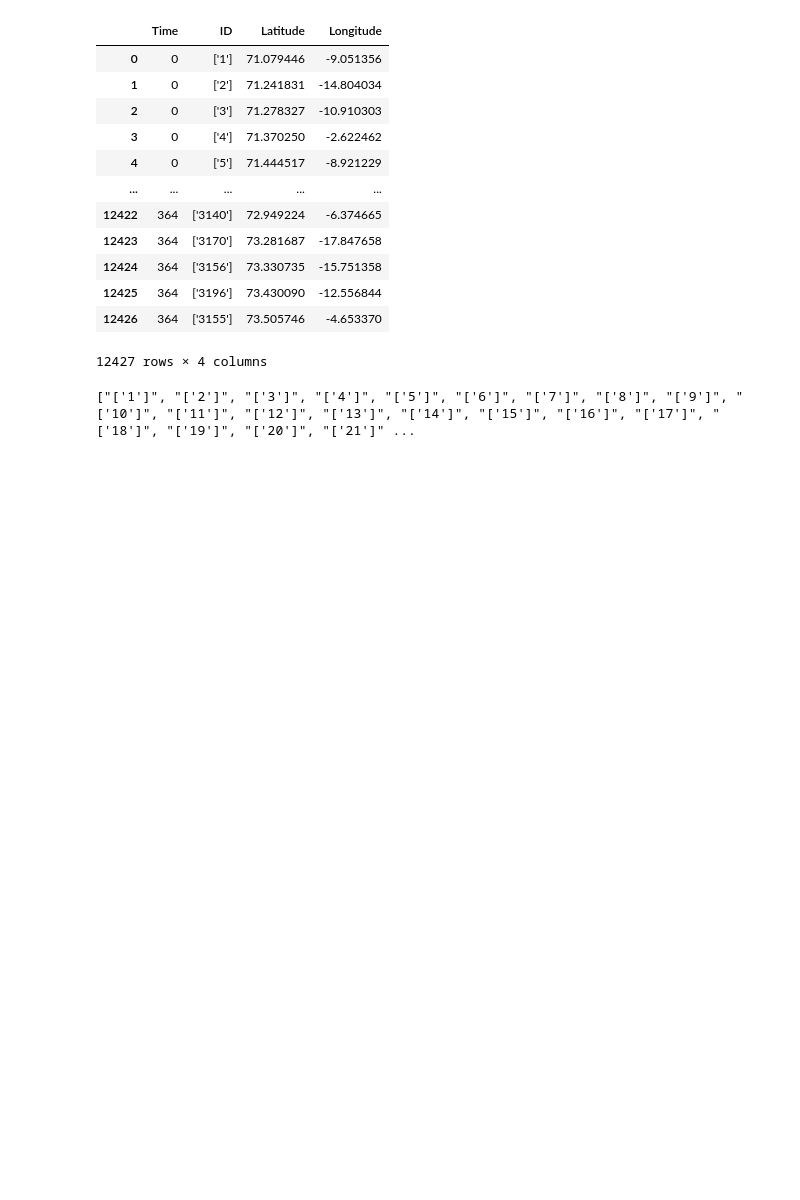
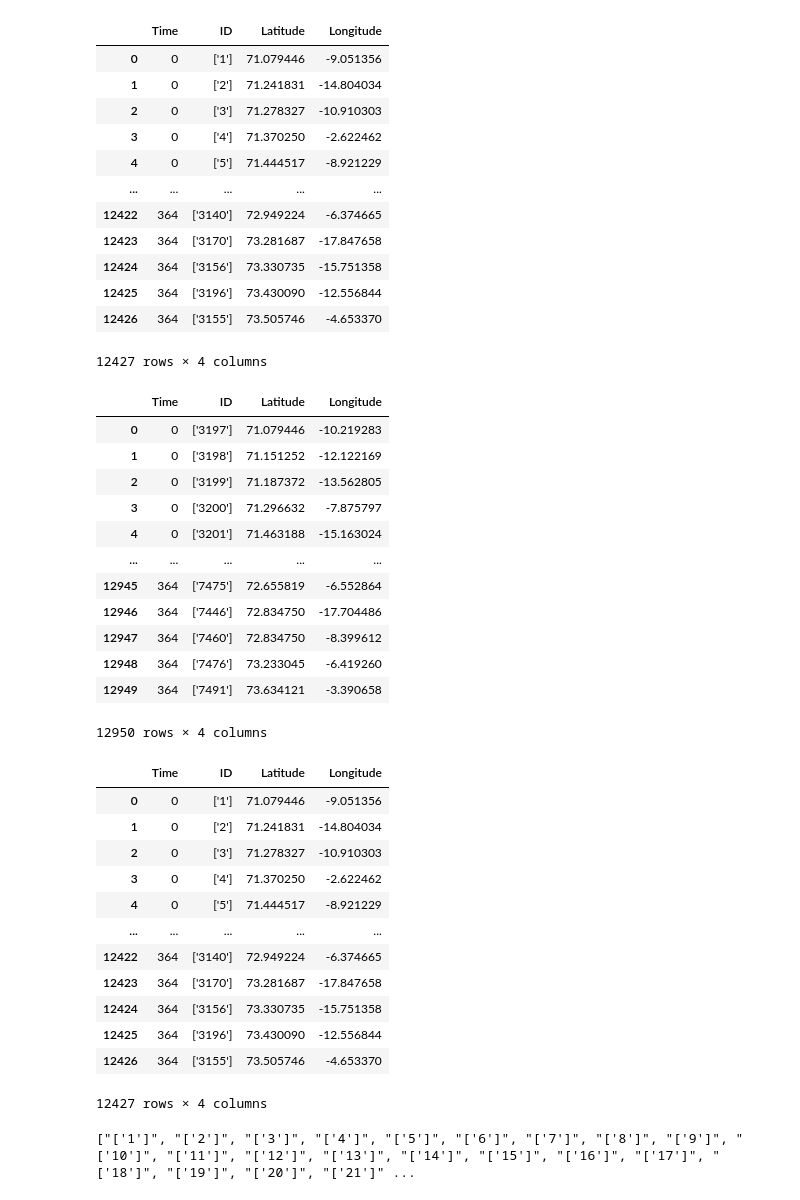
Before and after one commit to EirikKvamme/MScEirik, a Jupyter notebook: Eddies/EddyTrackingProcessing.ipynb, the cells around one changed output. Saved outputs shown, nothing was run; the diff lists cells and outputs as text; code cells hidden in the pictures; blank space fills up the shorter version.

```diff
--- a/Eddies/EddyTrackingProcessing.ipynb
+++ b/Eddies/EddyTrackingProcessing.ipynb
@@ -39,6 +39,35 @@ FWC = FWC.resample(time='D').mean(dim='time')
 # %%
 locMax_surf = pd.read_csv('/nird/projects/NS9608K/MSc_EK/Data/EddyResults/Tracking/locMAX.csv')
 locMin_surf = pd.read_csv('/nird/projects/NS9608K/MSc_EK/Data/EddyResults/Tracking/locMin.csv')
+
+display(locMax_surf,locMin_surf)
+# %% [output]
+|  | Time | ID | Latitude | Longitude |
+| 0 | 0 | ['1'] | 71.079446 | -9.051356 |
+| 1 | 0 | ['2'] | 71.241831 | -14.804034 |
+| 2 | 0 | ['3'] | 71.278327 | -10.910303 |
+| 3 | 0 | ['4'] | 71.370250 | -2.622462 |
+| 4 | 0 | ['5'] | 71.444517 | -8.921229 |
+| ... | ... | ... | ... | ... |
+| 12422 | 364 | ['3140'] | 72.949224 | -6.374665 |
+| 12423 | 364 | ['3170'] | 73.281687 | -17.847658 |
+| 12424 | 364 | ['3156'] | 73.330735 | -15.751358 |
+| 12425 | 364 | ['3196'] | 73.430090 | -12.556844 |
+| 12426 | 364 | ['3155'] | 73.505746 | -4.653370 |
+12427 rows × 4 columns
+|  | Time | ID | Latitude | Longitude |
+| 0 | 0 | ['3197'] | 71.079446 | -10.219283 |
+| 1 | 0 | ['3198'] | 71.151252 | -12.122169 |
+| 2 | 0 | ['3199'] | 71.187372 | -13.562805 |
+| 3 | 0 | ['3200'] | 71.296632 | -7.875797 |
+| 4 | 0 | ['3201'] | 71.463188 | -15.163024 |
+| ... | ... | ... | ... | ... |
+| 12945 | 364 | ['7475'] | 72.655819 | -6.552864 |
+| 12946 | 364 | ['7446'] | 72.834750 | -17.704486 |
+| 12947 | 364 | ['7460'] | 72.834750 | -8.399612 |
+| 12948 | 364 | ['7476'] | 73.233045 | -6.419260 |
+| 12949 | 364 | ['7491'] | 73.634121 | -3.390658 |
+12950 rows × 4 columns
 # %%
 display(locMax_surf)
 IDs = [X[1] for X in locMax_surf.values]
```
Also changed, not shown: parts of 10 cells of this notebook, 4 other files.
